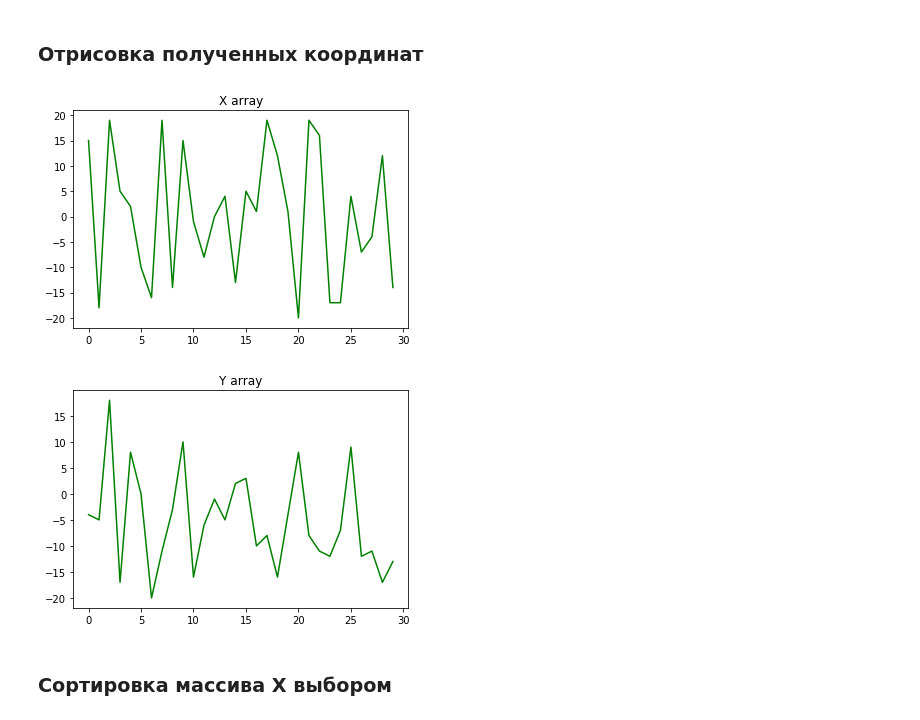
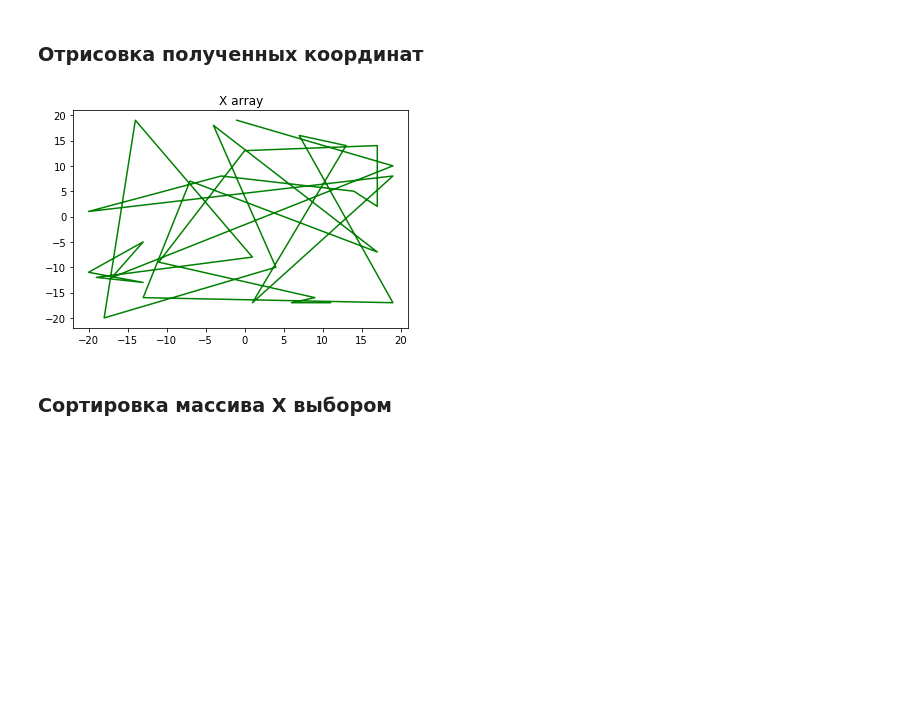
Before and after one commit to Akhalax/machine-learning-onpu-practice, a Jupyter notebook: Assignment-1/Task1.ipynb, the cells around one changed output. Saved outputs shown, nothing was run; the diff lists cells and outputs as text; code cells hidden in the pictures; blank space fills up the shorter version.

```diff
--- a/Assignment-1/Task1.ipynb
+++ b/Assignment-1/Task1.ipynb
@@ -40,16 +42,12 @@ Array Y:
 ### Отрисовка полученных координат
 # %%
 import matplotlib.pyplot as plt
-plt.figure()
+#plt.figure()
 plt.title('X array')
-plt.plot(X, 'g')
-plt.figure()
-plt.plot(Y, 'g')
-plt.title('Y array')
+plt.plot(X, Y, color="g")
 plt.show()
 # %% [output]
-[figure, old version]
+[figure, new version]
-[figure, removed]
 # %% [markdown]
 ### Сортировка массива Х выбором
 # %%
```
Also changed, not shown: parts of 3 cells of this notebook.
